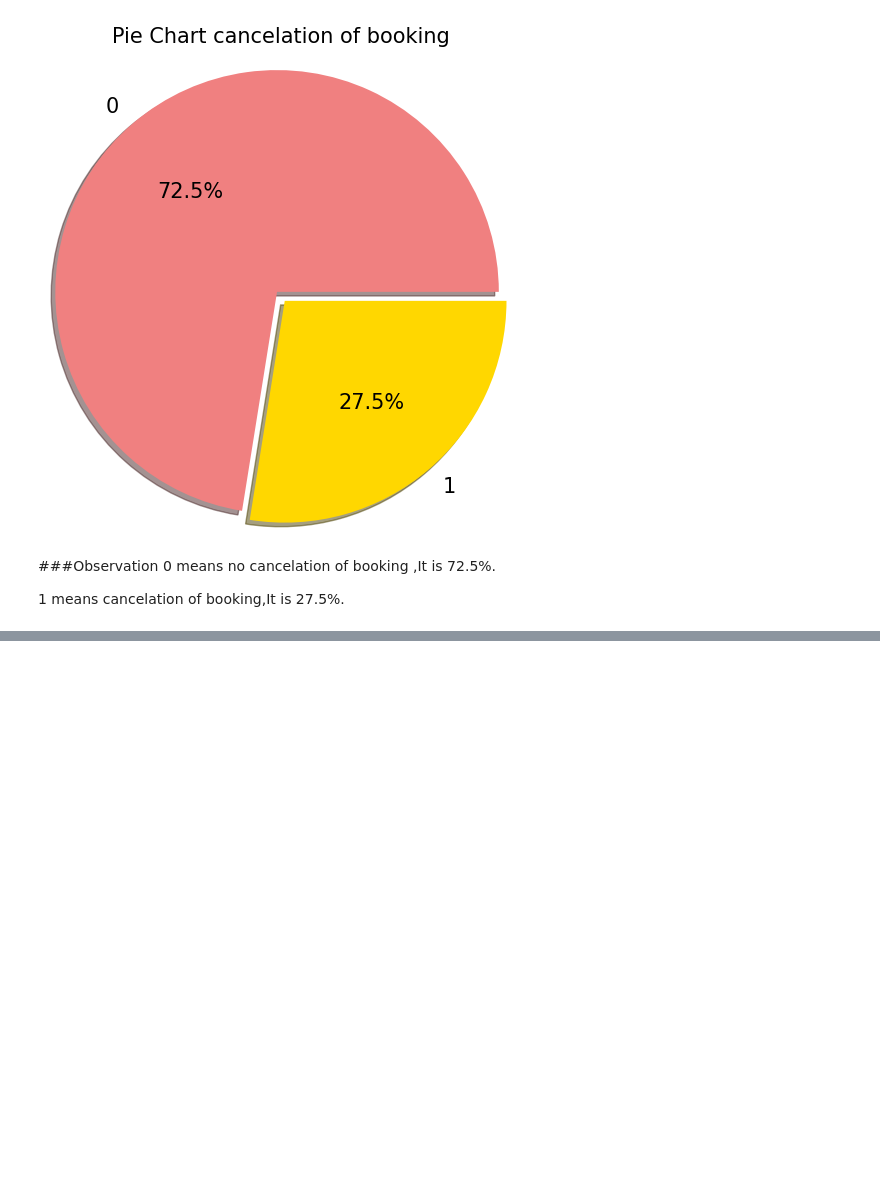
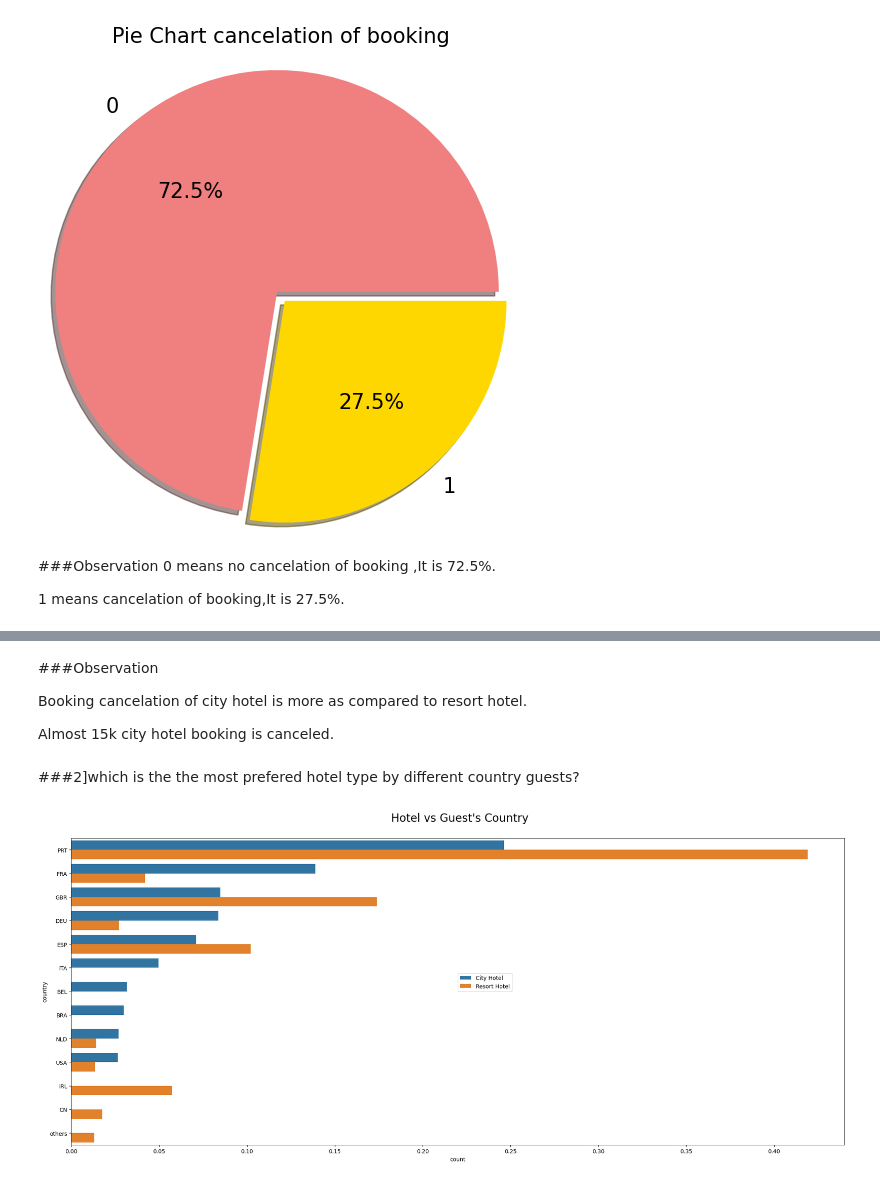
Before and after one commit to oweskhan77/Eda-on-Hotel-booking-Analysis, a Jupyter notebook: Eda_on_Hotel_Booking_Analysis_Capstone_Project.ipynb, the cells around one changed output, grey strips where cells are left out. Cells and saved outputs as stored; diff of their text form; code cells hidden in the pictures; blank space fills up the shorter version.

```diff
--- a/Eda_on_Hotel_Booking_Analysis_Capstone_Project.ipynb
+++ b/Eda_on_Hotel_Booking_Analysis_Capstone_Project.ipynb
@@ -497,0 +515,27 @@ plt.show()
+# %% [markdown]
+###Observation
+
+Booking cancelation of city hotel is more as compared to resort hotel.
+
+Almost 15k city hotel booking is canceled.
+# %% [markdown]
+###2]which is the the most prefered hotel type by different country guests?
+# %%
+#filter by city hotel type
+city_hotels=df["hotel"] == "City Hotel"
+city_hotel_data =df[city_hotels]['country'].value_counts(normalize=True).head(10).reset_index().rename({'index' : 'country', 'country': 'count'}, axis=1)
+#filter by resort hotel type
+resort_hotel_data = df[~city_hotels]['country'].value_counts(normalize=True).head(10).reset_index().rename({'index' : 'country', 'country': 'count'}, axis=1)
+#Adding hotel= city hotel column in city_hotel data frame
+city_hotel_data["hotel"] = "City Hotel"
+#Adding hotel= resort hotel column in resort_hotel data frame
+resort_hotel_data["hotel"] = "Resort Hotel"
+#making new data frame by concating city_hotel data frame and resort_hotel data frame
+data_hotel_country = pd.concat([city_hotel_data, resort_hotel_data]).reset_index(drop = True)
+plt.figure(figsize=(25,10))
+sns.barplot(y = 'country', x = 'count', data =data_hotel_country  , hue="hotel")
+plt.title("  Hotel vs Guest's Country ",loc='center',pad=30,fontdict={'fontsize': 20, 'fontweight': 'medium'})
+plt.legend(loc=(.5,.5))
+plt.show()
+# %% [output]
+[figure, added]
```
Also changed, not shown: parts of 52 cells of this notebook.
